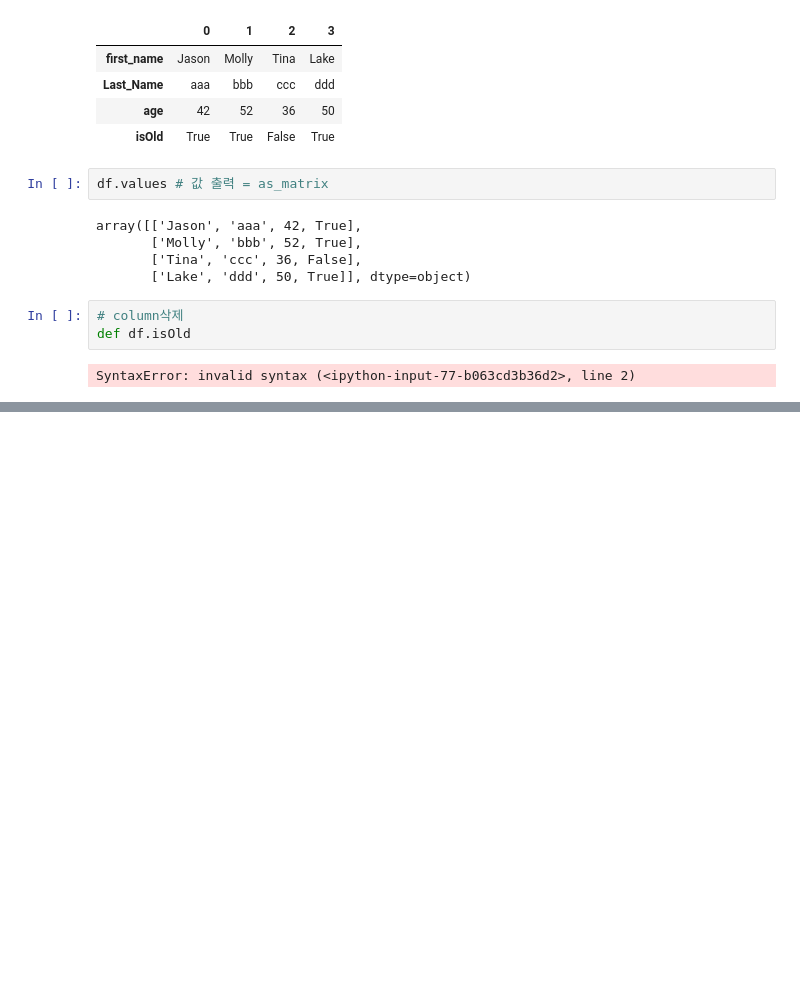
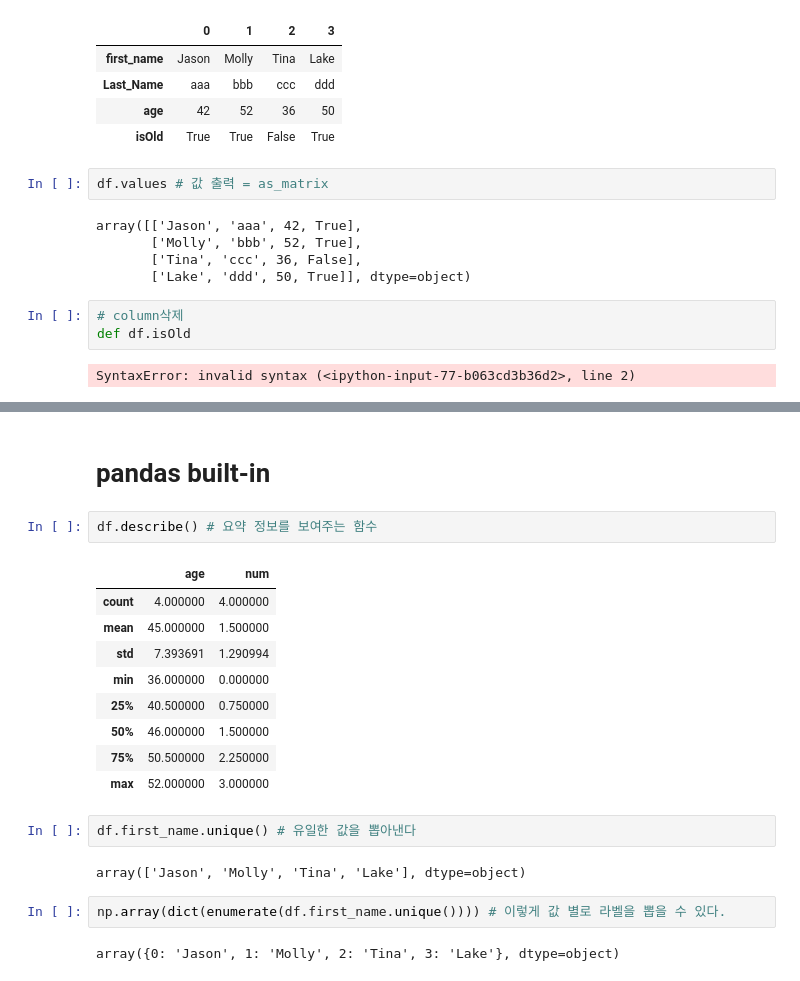
Before and after one commit to YMGYM/toBigs_activity, a Jupyter notebook: Week 0/inflearn_pandas.ipynb, the cells around one changed output, grey strips where cells are left out. Saved outputs shown, nothing was run; the diff lists cells and outputs as text; blank space fills up the shorter version.

Commit message:
inflearn-pandas-2

```diff
--- a/Week 0/inflearn_pandas.ipynb
+++ b/Week 0/inflearn_pandas.ipynb
@@ -151,0 +367,22 @@ SyntaxError: invalid syntax (<ipython-input-77-b063cd3b36d2>, line 2)
+# %% [markdown]
+# pandas built-in
+# %%
+df.describe() # 요약 정보를 보여주는 함수
+# %% [output]
+|  | age | num |
+| count | 4.000000 | 4.000000 |
+| mean | 45.000000 | 1.500000 |
+| std | 7.393691 | 1.290994 |
+| min | 36.000000 | 0.000000 |
+| 25% | 40.500000 | 0.750000 |
+| 50% | 46.000000 | 1.500000 |
+| 75% | 50.500000 | 2.250000 |
+| max | 52.000000 | 3.000000 |
+# %%
+df.first_name.unique() # 유일한 값을 뽑아낸다
+# %% [output]
+array(['Jason', 'Molly', 'Tina', 'Lake'], dtype=object)
+# %%
+np.array(dict(enumerate(df.first_name.unique()))) # 이렇게 값 별로 라벨을 뽑을 수 있다.
+# %% [output]
+array({0: 'Jason', 1: 'Molly', 2: 'Tina', 3: 'Lake'}, dtype=object)
```
Also changed, not shown: parts of 41 cells of this notebook.
